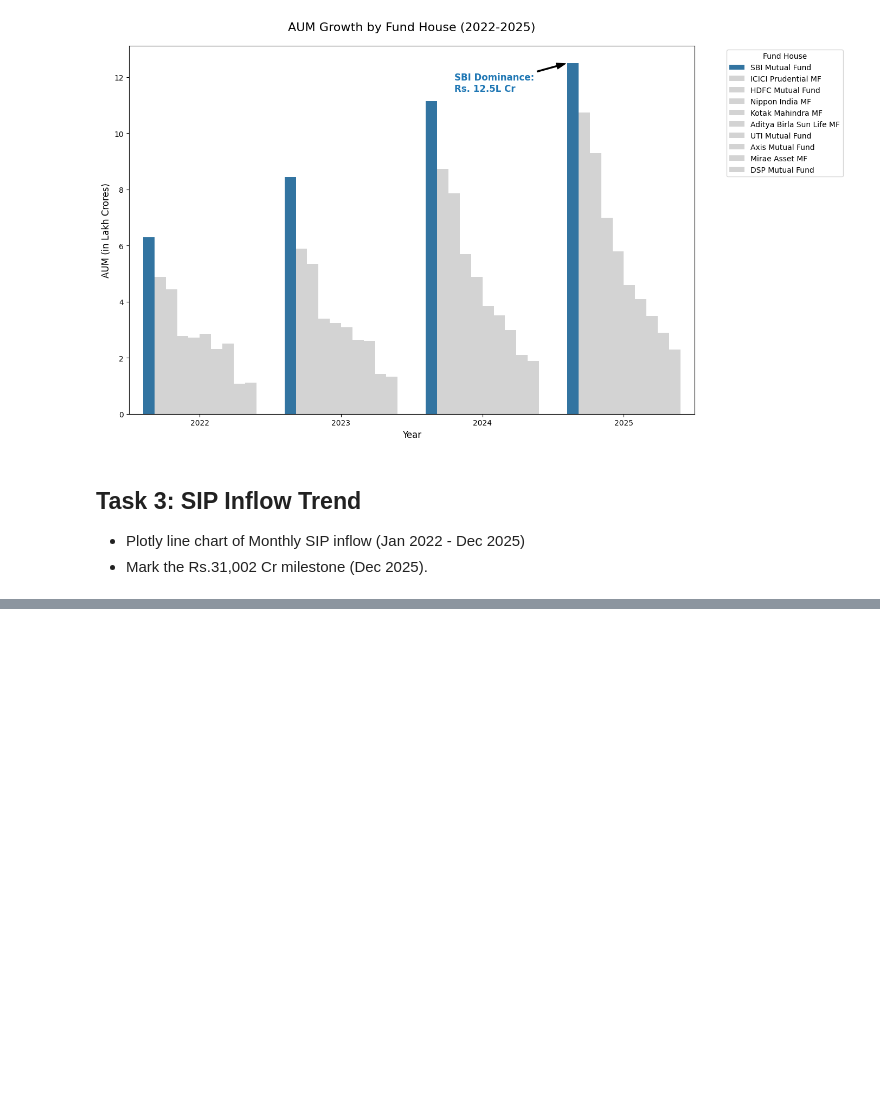
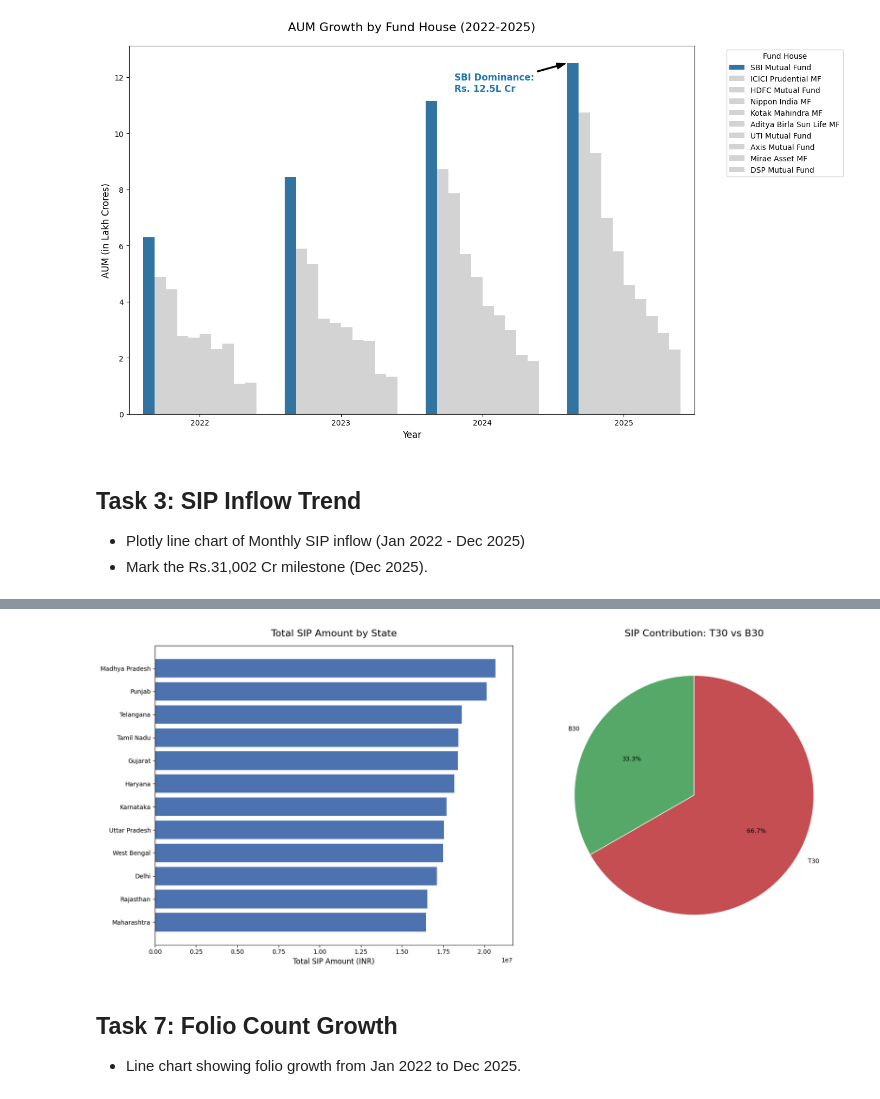
Before and after one commit to Nava-deep-18/Bluestock_capstone, a Jupyter notebook: notebooks/03_eda_analysis.ipynb, the cells around one changed output, grey strips where cells are left out. Saved outputs shown, nothing was run; the diff lists cells and outputs as text; code cells hidden in the pictures; blank space fills up the shorter version.

```diff
--- a/notebooks/03_eda_analysis.ipynb
+++ b/notebooks/03_eda_analysis.ipynb
@@ -224,0 +360,50 @@ fig_sip.show()
+# %%
+import pandas as pd
+import matplotlib.pyplot as plt
+from pathlib import Path
+
+# Robustly resolve project root
+project_root = Path.cwd()
+if project_root.name == 'notebooks':
+    project_root = project_root.parent
+
+# Load transactions data
+transactions_path = project_root / "data" / "processed" / "clean_transactions.csv"
+tx_df = pd.read_csv(transactions_path)
+
+# Filter for SIPs only
+sip_df = tx_df[tx_df['transaction_type'] == 'SIP'].copy()
+
+# Set up the figure with 2 subplots
+fig, axes = plt.subplots(1, 2, figsize=(18, 8))
+
+### Chart 1: SIP Amount by State (Horizontal Bar Chart) ###
+state_sip = sip_df.groupby('state')['amount_inr'].sum().sort_values(ascending=True)
+axes[0].barh(state_sip.index, state_sip.values, color='#4c72b0')
+axes[0].set_title("Total SIP Amount by State", fontsize=16, pad=15)
+axes[0].set_xlabel("Total SIP Amount (INR)", fontsize=12)
+
+### Chart 2: T30 vs B30 Pie Chart ###
+city_tier_sip = sip_df.groupby('city_tier')['amount_inr'].sum()
+axes[1].pie(
+    city_tier_sip,
+    labels=city_tier_sip.index,
+    autopct='%1.1f%%',
+    startangle=90,
+    colors=['#55a868', '#c44e52'],
+    wedgeprops={'edgecolor': 'white'}
+)
+axes[1].set_title("SIP Contribution: T30 vs B30", fontsize=16, pad=15)
+
+plt.tight_layout()
+
+# Save as PNG only
+reports_dir = project_root / "reports"
+reports_dir.mkdir(exist_ok=True)
+plt.savefig(reports_dir / "geo_distribution.png", dpi=300, bbox_inches='tight')
+plt.show()
+# %% [output]
+[figure, added]
+# %% [markdown]
+## Task 7: Folio Count Growth
+- Line chart showing folio growth from Jan 2022 to Dec 2025.
```
Also changed, not shown: parts of 15 cells of this notebook, 13 other files.
